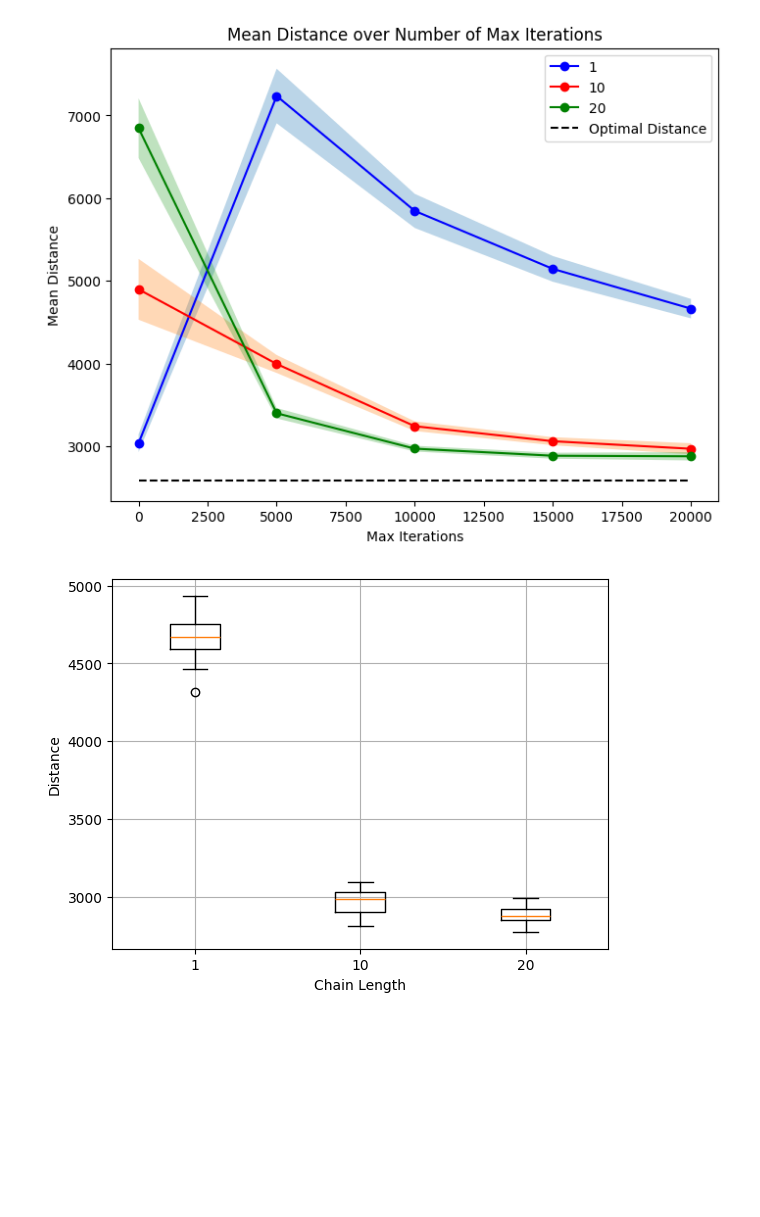
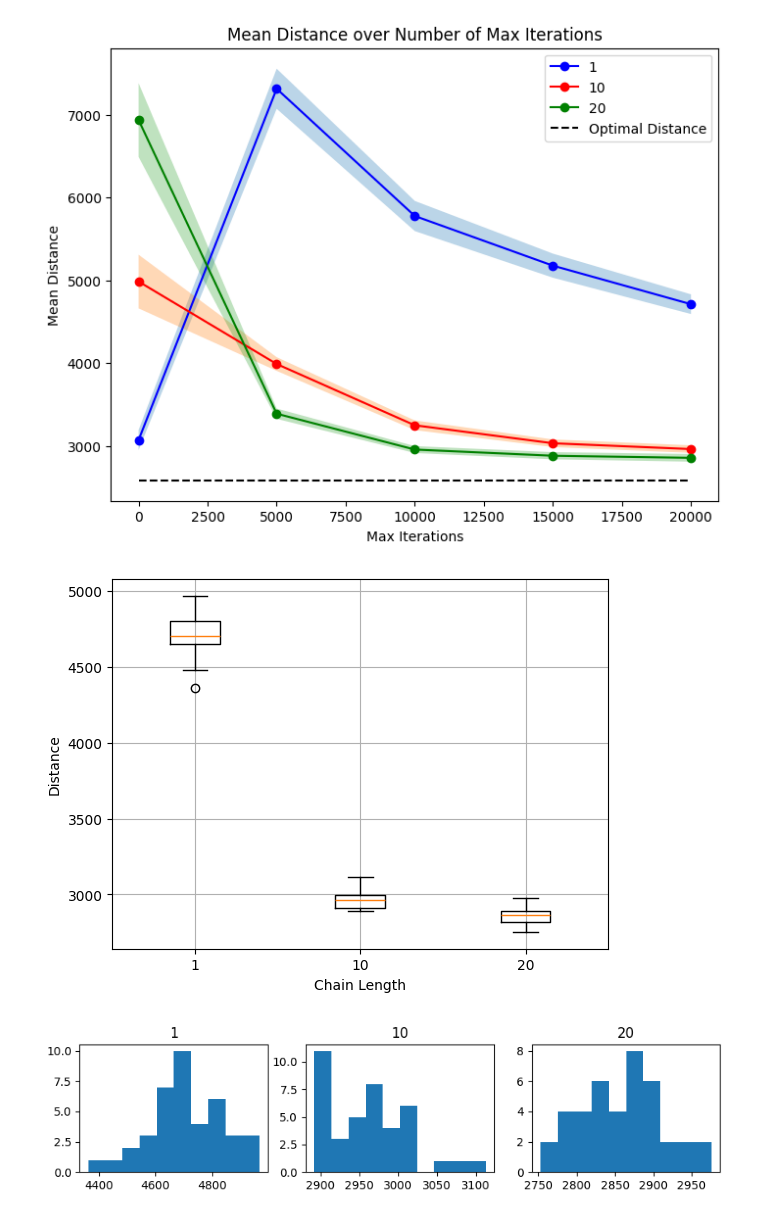
Before and after one commit to Foundnation/Stochastic-Simulation, a Jupyter notebook: TSM/analyse_data.ipynb, the cells around one changed output. Saved outputs shown, nothing was run; the diff lists cells and outputs as text; code cells hidden in the pictures; blank space fills up the shorter version.

```diff
--- a/TSM/analyse_data.ipynb
+++ b/TSM/analyse_data.ipynb
@@ -72,8 +73,12 @@ def plot_comparison(results, max_iterations_list, param_labels):
     plt.show()
 
 def plot_distributions(results, param_labels):
+    fig, axs = plt.subplots(1, len(param_labels), figsize=(10, 2))
     for i, param_label in enumerate(param_labels):
-        plt.hist(results[i])
+        axs[i].hist(results[i])
+        axs[i].set_title(param_label)
+
+plt.style.use('default')
 # %%
 filepaths = [
     'generated_data/dist_perm_operator-swap_maxiter30001.csv',
@@ -98,22 +116,25 @@ plt.show()
 # %%
 filepaths = [
-    'generated_data/dist_chain_length-1_maxiter20001.csv',
-    'generated_data/dist_chain_length-10_maxiter20001.csv',
-    'generated_data/dist_chain_length-20_maxiter20001.csv'
+    'generated_data/dist_chain_length-1_maxiter20001_numruns40.csv',
+    'generated_data/dist_chain_length-10_maxiter20001_numruns40.csv',
+    'generated_data/dist_chain_length-20_maxiter20001_numruns40.csv'
     ]
 
 labels = [1, 10, 20]
 
 data_chain_length, max_iter_list = load_experiment(filepaths, labels)
 plot_comparison(data_chain_length, max_iter_list, param_labels=labels)
 
 
 final_dists_chain_length = [data_chain_length[length][-1] for length in labels]
 plt.boxplot(final_dists_chain_length, labels=labels)
 plt.xlabel('Chain Length')
 plt.ylabel('Distance')
 plt.grid(True)
 plt.show()
+
+plot_distributions(final_dists_chain_length, labels)
 # %% [output]
-[figure, old version]
+[figure, new version]
-[figure, old version]
+[figure, new version]
+[figure, added]
```
Also changed, not shown: parts of 7 cells of this notebook, 18 other files.
